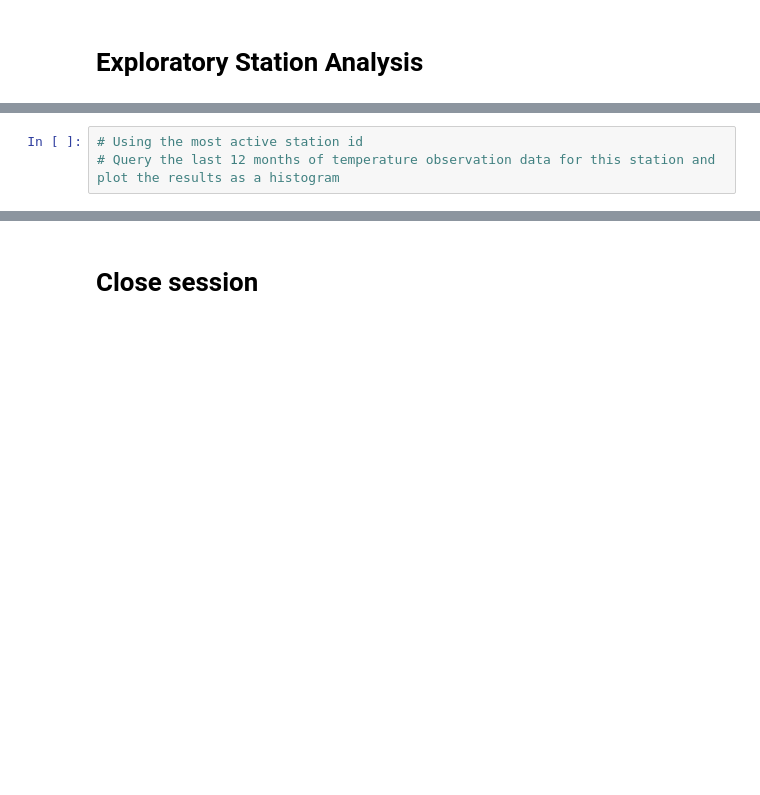
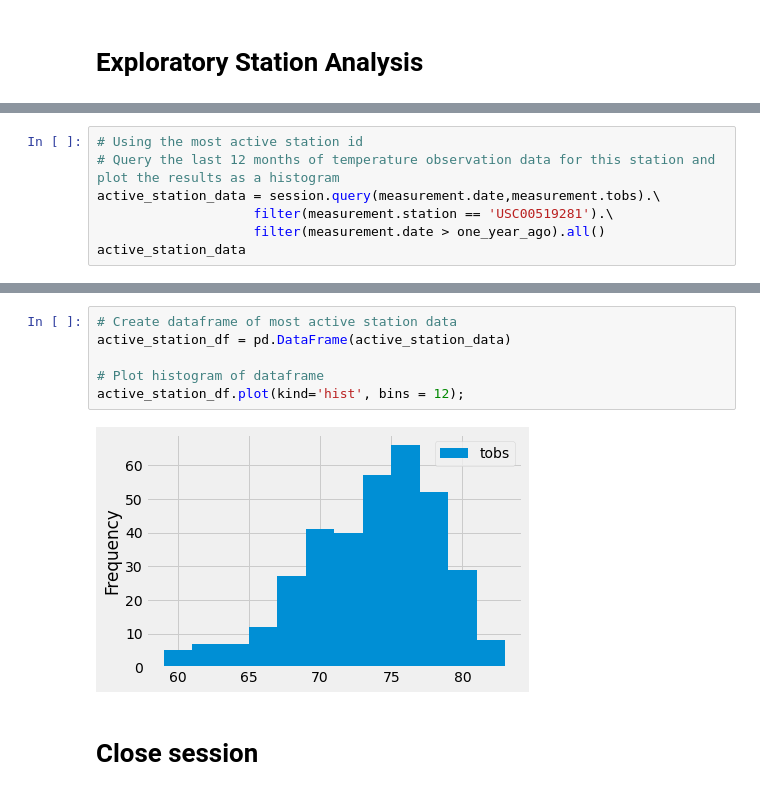
Before and after one commit to ruthhinkle/hawaii-climate-analysis, a Jupyter notebook: climate_data.ipynb, the cells around one changed output, grey strips where cells are left out. Saved outputs shown, nothing was run; the diff lists cells and outputs as text; blank space fills up the shorter version.

```diff
--- a/climate_starter.ipynb
+++ b/climate_data.ipynb
@@ -119,3 +156,7 @@ plt.show()
 # %%
 # Using the most active station id
 # Query the last 12 months of temperature observation data for this station and plot the results as a histogram
+active_station_data = session.query(measurement.date,measurement.tobs).\
+                    filter(measurement.station == 'USC00519281').\
+                    filter(measurement.date > one_year_ago).all()
+active_station_data
@@ -122,3 +181,11 @@ plt.show()
+# %%
+# Create dataframe of most active station data
+active_station_df = pd.DataFrame(active_station_data)
+
+# Plot histogram of dataframe
+active_station_df.plot(kind='hist', bins = 12);
+# %% [output]
+[figure, added]
 # %% [markdown]
 # Close session
 # %%
```
Also changed, not shown: parts of 8 cells of this notebook.
